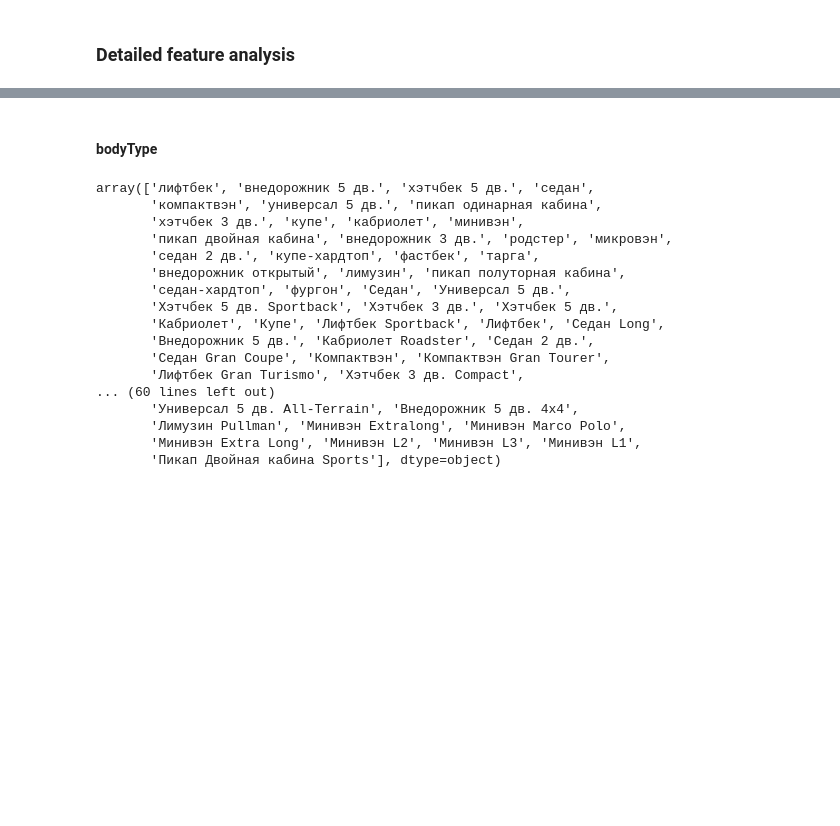
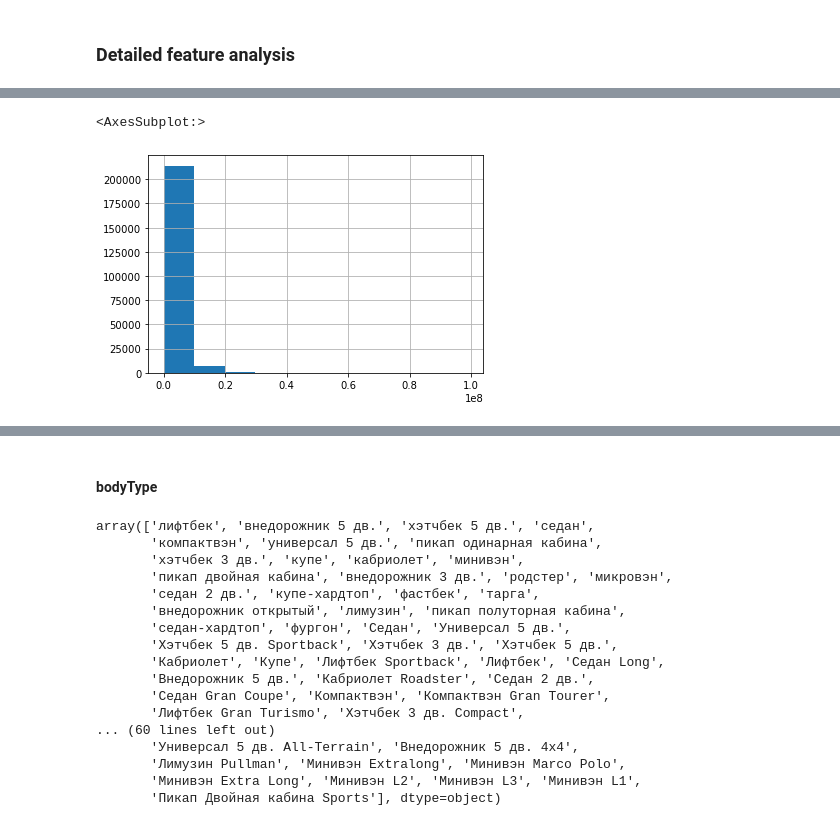
Before and after one commit to gir2017/teamwork_kaggle, a Jupyter notebook: module_5/select_auto.ipynb, the cells around one changed output, grey strips where cells are left out. Saved outputs shown, nothing was run; the diff lists cells and outputs as text; code cells hidden in the pictures; blank space fills up the shorter version.

```diff
--- a/module_5/select_auto.ipynb
+++ b/module_5/select_auto.ipynb
@@ -588,0 +656,5 @@ bined_df.drop(['car_url', 'image'], axis = 1, inplace = True)
+# %%
+bined_df.price.hist()
+# %% [output]
+<AxesSubplot:>
+[figure, added]
```
Also changed, not shown: parts of 89 cells of this notebook, 1 other file.
